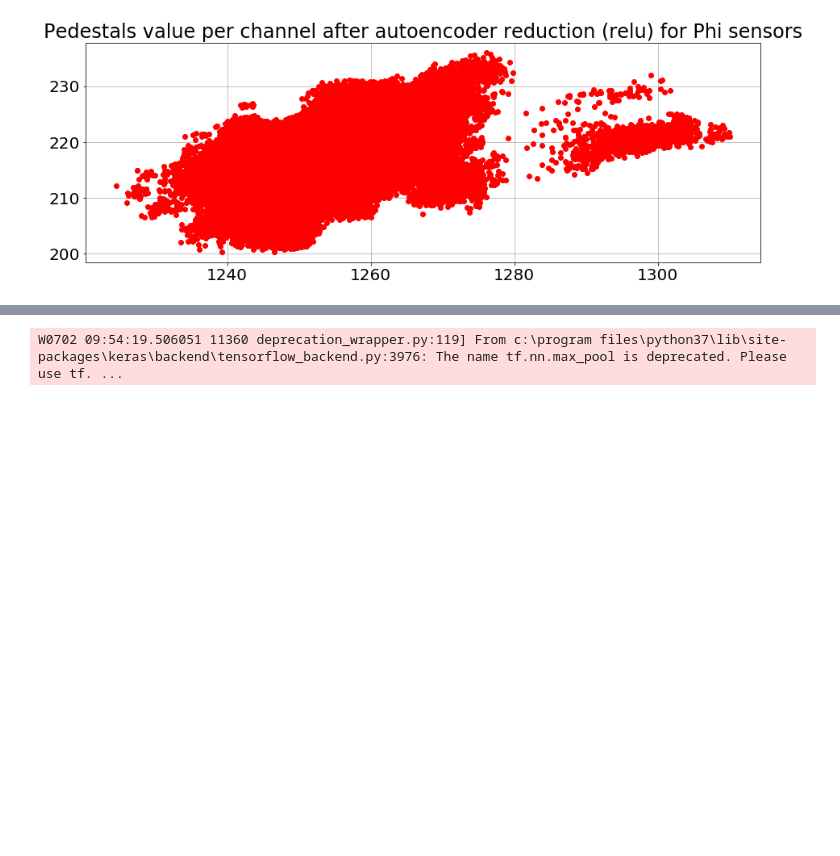
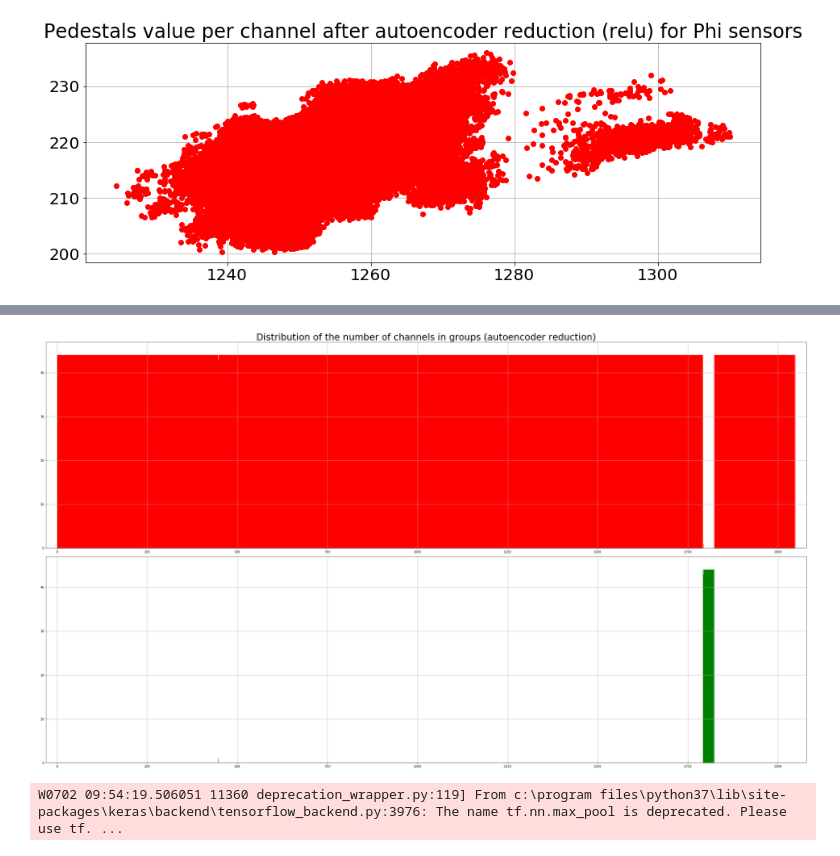
Before and after one commit to Czerwooonka/pracaMagisterska-WizualizacjaDanych, a Jupyter notebook: Autoenkodery/Pedestals.ipynb, the cells around one changed output, grey strips where cells are left out. Cells and saved outputs as stored; diff of their text form; code cells hidden in the pictures; blank space fills up the shorter version.

Commit message:
Array change in presentation. First animation. Phi pedestal autoencoder

```diff
--- a/Autoenkodery/Pedestals.ipynb
+++ b/Autoenkodery/Pedestals.ipynb
@@ -920,0 +930,4 @@ plt.show()
+# %%
+print("[channel number, amount]")
+for x in set(sensor_numbers_GgG):
+    print("[{:>14}, {:>6}]".format(x, sensor_numbers_GgG.count(x)))
@@ -921,3 +952,30 @@ plt.show()
+# %%
+snR = [[x,sensor_numbers_RrR.count(x)] for x in set(sensor_numbers_RrR)]
+snG = [[x,sensor_numbers_GgG.count(x)] for x in set(sensor_numbers_GgG)]
+# %%
+barDataR = pd.DataFrame.from_records(snR)
+barDataG = pd.DataFrame.from_records(snG)
+
+plt.rcParams['figure.figsize'] = [35,20]
+
+plt.subplot(211)
+plt.title("Distribution of the number of channels in groups (autoencoder reduction)", fontsize=30)
+plt.bar(barDataR[0], barDataR[1], color='r', width=1)
+plt.grid(True)
+plt.xlim([-30, 2078])
+plt.ylim([0, 47])
+
+plt.subplot(212)
+plt.bar(barDataG[0], barDataG[1], color='g', width=1)
+plt.grid(True)
+plt.xlim([-30, 2078])
+plt.ylim([0, 47])
+
+plt.tight_layout()
+plt.savefig('pictures/pedestals_groups_amount_R_modules_autoencoder.png')
+plt.show()
+# %% [output]
+[figure, added]
 # %%
 ncol   = 84
 nrow   = 2048
```
Also changed, not shown: parts of 2 cells of this notebook, 2 other files.
